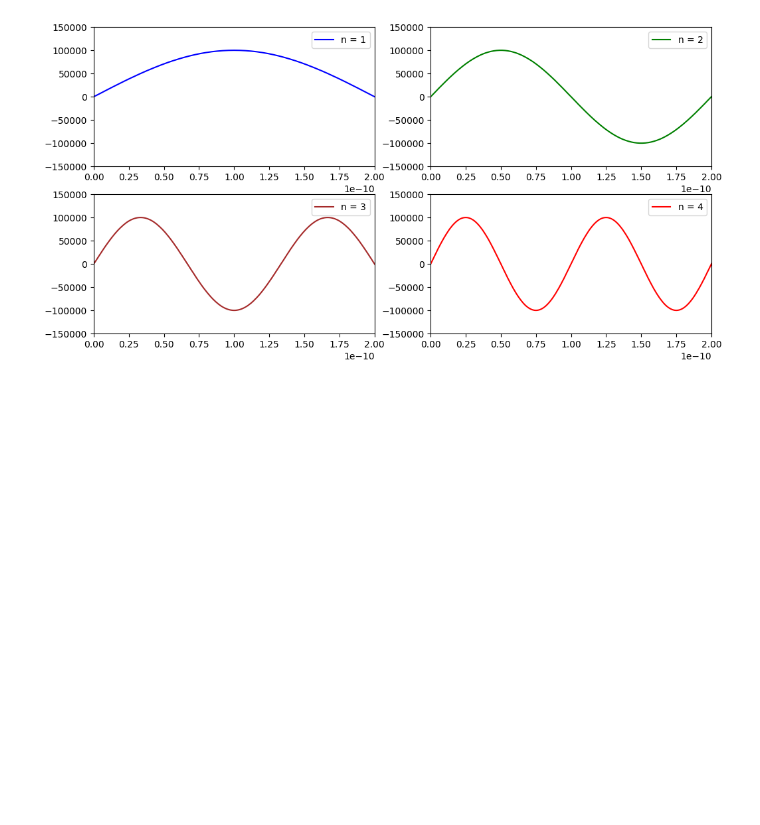
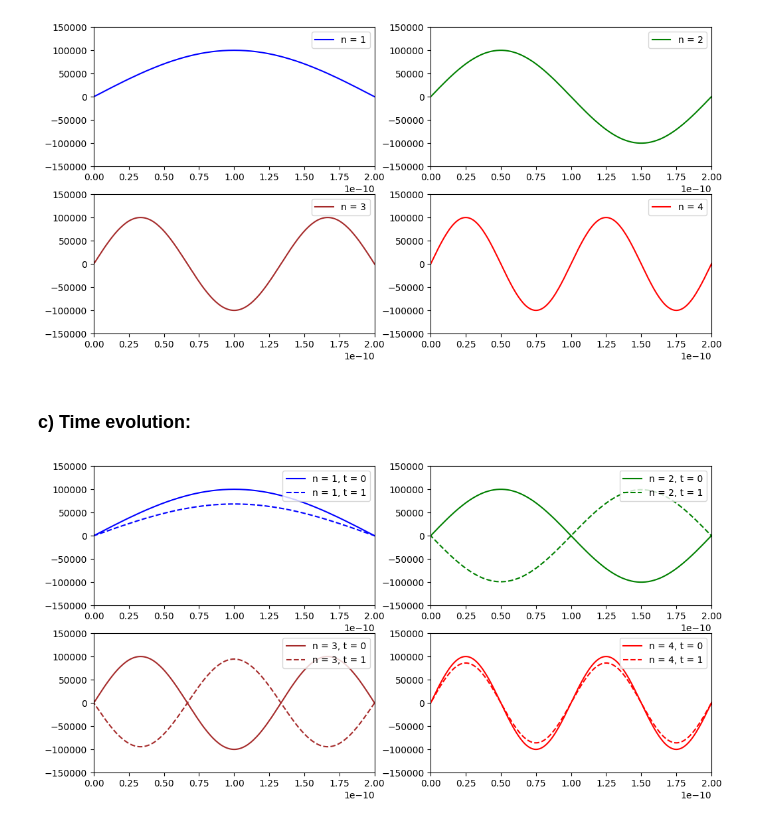
Before and after one commit to wbandabarragan/quantum-mechanics-1, a Jupyter notebook: python-resources/python_for_QM05.ipynb, the cells around one changed output. Cells and saved outputs as stored; diff of their text form; code cells hidden in the pictures; blank space fills up the shorter version.

```diff
--- a/python-resources/python_for_QM05.ipynb
+++ b/python-resources/python_for_QM05.ipynb
@@ -232,3 +232,53 @@ ax[1][1].legend(loc = 1)
 plt.show()
 # %% [output]
 [figure]
+# %% [markdown]
+### c) Time evolution:
+# %%
+# Test the code by calling our function
+
+# Fixing the parameters
+n_1 = 1
+n_2 = 2
+n_3 = 3
+n_4 = 4
+tb = 1.
+
+# Call our function
+psi_1b = psi_function(a, n_1, x, tb)
+psi_2b = psi_function(a, n_2, x, tb)
+psi_3b = psi_function(a, n_3, x, tb)
+psi_4b = psi_function(a, n_4, x, tb)
+# %%
+# Figure environment for subplots
+
+fig, ax = plt.subplots(2 , 2, figsize=(12,6))
+
+ax[0][0].plot(x, psi_1, c = "blue", label = "n = 1, t = 0")
+ax[0][1].plot(x, psi_2, c = "green", label = "n = 2, t = 0")
+ax[1][0].plot(x, psi_3, c = "brown", label = "n = 3, t = 0")
+ax[1][1].plot(x, psi_4, c = "red", label = "n = 4, t = 0")
+
+ax[0][0].plot(x, psi_1b, linestyle = "--", c = "blue", label = "n = 1, t = 1")
+ax[0][1].plot(x, psi_2b, linestyle = "--", c = "green", label = "n = 2, t = 1")
+ax[1][0].plot(x, psi_3b, linestyle = "--", c = "brown", label = "n = 3, t = 1")
+ax[1][1].plot(x, psi_4b, linestyle = "--", c = "red", label = "n = 4, t = 1")
+
+ax[0][0].set_xlim(0, 2e-10)
+ax[0][1].set_xlim(0, 2e-10)
+ax[1][0].set_xlim(0, 2e-10)
+ax[1][1].set_xlim(0, 2e-10)
+
+ax[0][0].set_ylim(-1.5e5, +1.5e5)
+ax[0][1].set_ylim(-1.5e5, +1.5e5)
+ax[1][0].set_ylim(-1.5e5, +1.5e5)
+ax[1][1].set_ylim(-1.5e5, +1.5e5)
+
+ax[0][0].legend(loc = 1)
+ax[0][1].legend(loc = 1)
+ax[1][0].legend(loc = 1)
+ax[1][1].legend(loc = 1)
+
+plt.show()
+# %% [output]
+[figure, added]
```
